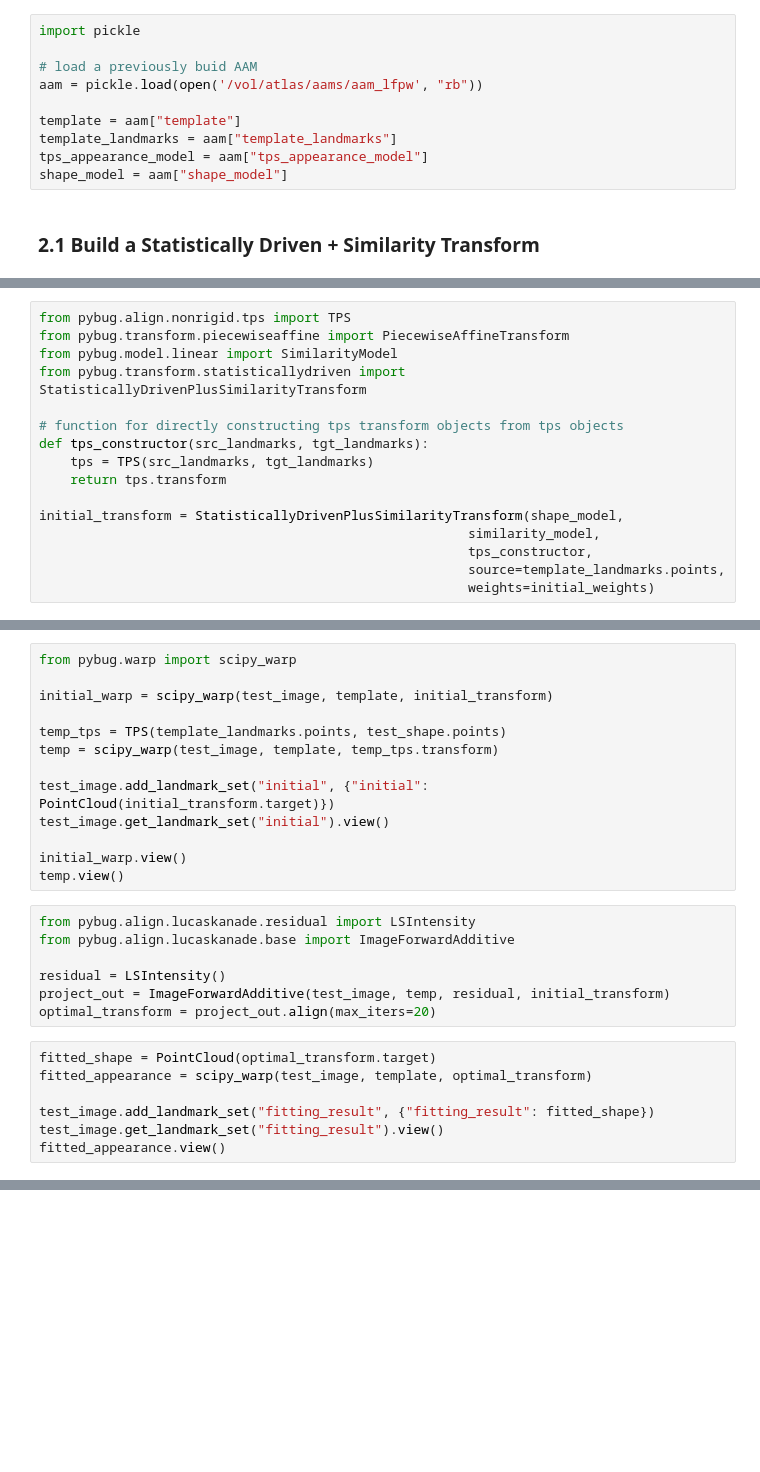
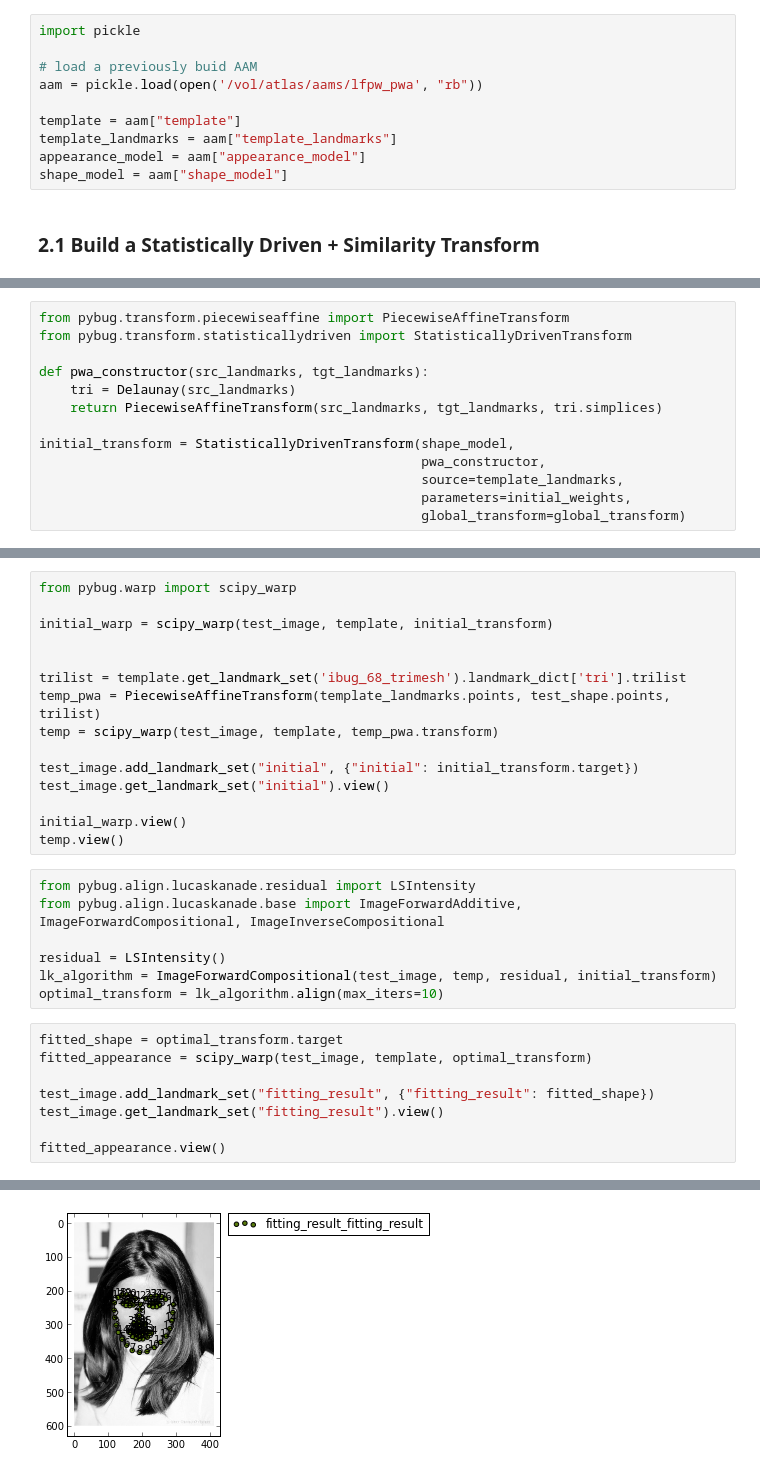
Before and after one commit to menpo/menpo, a Jupyter notebook: examples/AAMs - Fit.ipynb, the cells around one changed output, grey strips where cells are left out. Cells and saved outputs as stored; diff of their text form; blank space fills up the shorter version.

```diff
--- a/examples/AAMs - Fit.ipynb
+++ b/examples/AAMs - Fit.ipynb
@@ -23,11 +29,11 @@ shapes = [PointCloud(p) for p in points]
 import pickle
 
 # load a previously buid AAM
-aam = pickle.load(open('/vol/atlas/aams/aam_lfpw', "rb"))
+aam = pickle.load(open('/vol/atlas/aams/lfpw_pwa', "rb"))
 
 template = aam["template"]
 template_landmarks = aam["template_landmarks"]
-tps_appearance_model = aam["tps_appearance_model"]
+appearance_model = aam["appearance_model"]
 shape_model = aam["shape_model"]
 # %% [markdown]
 ### 2.1 Build a Statistically Driven + Similarity Transform
@@ -52,16 +58,13 @@ initial_weights = np.concatenate([similarity_weights, np.zeros_like(shape_weight
 # %%
-from pybug.align.nonrigid.tps import TPS
 from pybug.transform.piecewiseaffine import PiecewiseAffineTransform
-from pybug.model.linear import SimilarityModel
-from pybug.transform.statisticallydriven import StatisticallyDrivenPlusSimilarityTransform
+from pybug.transform.statisticallydriven import StatisticallyDrivenTransform
 
-# function for directly constructing tps transform objects from tps objects
-def tps_constructor(src_landmarks, tgt_landmarks):
-    tps = TPS(src_landmarks, tgt_landmarks)
-    return tps.transform
+def pwa_constructor(src_landmarks, tgt_landmarks):
+    tri = Delaunay(src_landmarks)
+    return PiecewiseAffineTransform(src_landmarks, tgt_landmarks, tri.simplices)
 
-initial_transform = StatisticallyDrivenPlusSimilarityTransform(shape_model,
-                                                       similarity_model,
-                                                       tps_constructor,
-                                                       source=template_landmarks.points,
-                                                       weights=initial_weights)
+initial_transform = StatisticallyDrivenTransform(shape_model,
+                                                 pwa_constructor,
+                                                 source=template_landmarks,
+                                                 parameters=initial_weights,
+                                                 global_transform=global_transform)
@@ -70,25 +75,29 @@ from pybug.warp import scipy_warp
 
 initial_warp = scipy_warp(test_image, template, initial_transform)
 
-temp_tps = TPS(template_landmarks.points, test_shape.points)
-temp = scipy_warp(test_image, template, temp_tps.transform)
 
-test_image.add_landmark_set("initial", {"initial": PointCloud(initial_transform.target)})
+trilist = template.get_landmark_set('ibug_68_trimesh').landmark_dict['tri'].trilist
+temp_pwa = PiecewiseAffineTransform(template_landmarks.points, test_shape.points, trilist)
+temp = scipy_warp(test_image, template, temp_pwa.transform)
+
+test_image.add_landmark_set("initial", {"initial": initial_transform.target})
 test_image.get_landmark_set("initial").view()
 
 initial_warp.view()
 temp.view()
 # %%
 from pybug.align.lucaskanade.residual import LSIntensity
-from pybug.align.lucaskanade.base import ImageForwardAdditive
+from pybug.align.lucaskanade.base import ImageForwardAdditive, ImageForwardCompositional, ImageInverseCompositional
 
 residual = LSIntensity()
-project_out = ImageForwardAdditive(test_image, temp, residual, initial_transform)
-optimal_transform = project_out.align(max_iters=20)
+lk_algorithm = ImageForwardCompositional(test_image, temp, residual, initial_transform)
+optimal_transform = lk_algorithm.align(max_iters=10)
 # %%
-fitted_shape = PointCloud(optimal_transform.target)
+fitted_shape = optimal_transform.target
 fitted_appearance = scipy_warp(test_image, template, optimal_transform)
 
 test_image.add_landmark_set("fitting_result", {"fitting_result": fitted_shape})
 test_image.get_landmark_set("fitting_result").view()
+
 fitted_appearance.view()
+# %% [output]
@@ -94,0 +105 @@ fitted_appearance.view()
+[figure, added]
```
Also changed, not shown: parts of 4 cells of this notebook, 6 other files.
